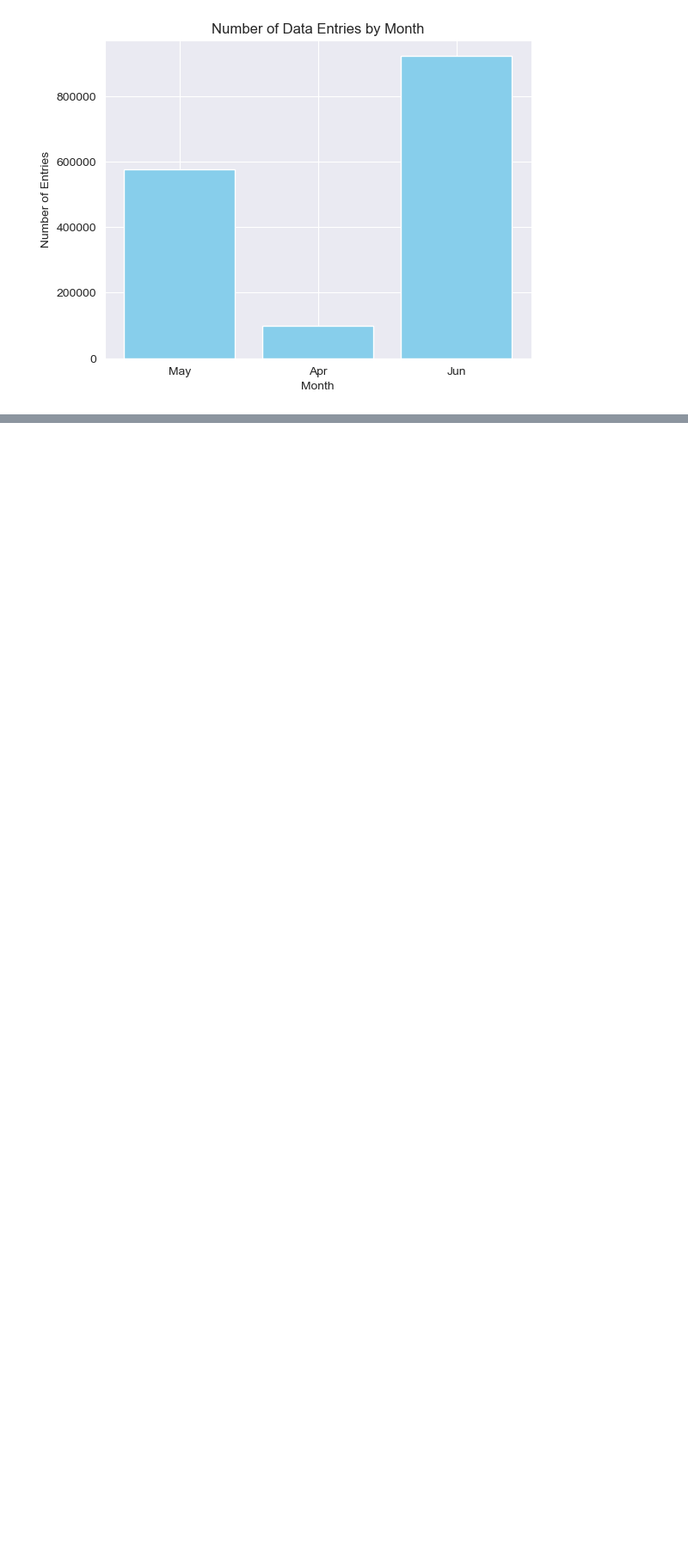
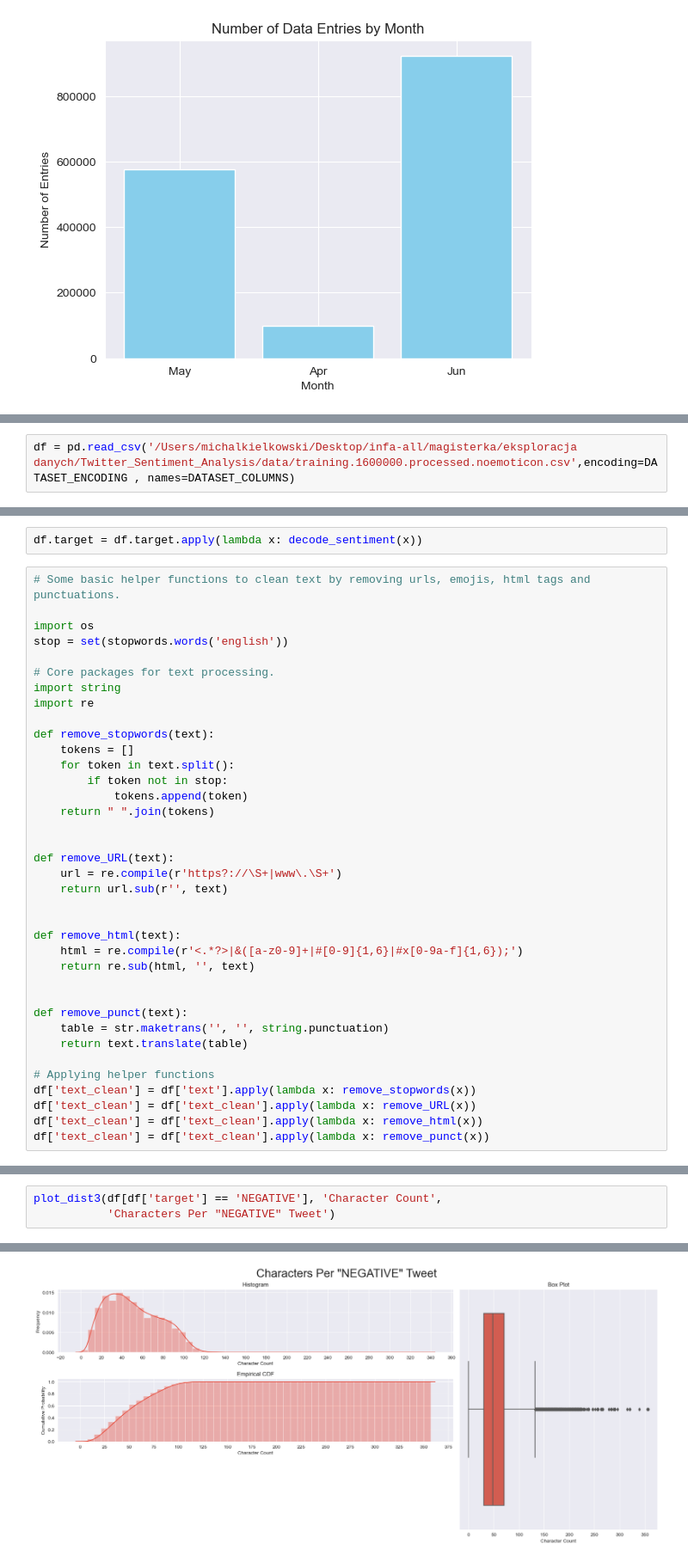
Before and after one commit to mkiel01/Twitter_Sentiment_Analysis, a Jupyter notebook: initial_vizualization.ipynb, the cells around one changed output, grey strips where cells are left out. Shown at 86% size. Cells and saved outputs as stored; diff of their text form; blank space fills up the shorter version.

```diff
--- a/initial_vizualization.ipynb
+++ b/initial_vizualization.ipynb
@@ -177,0 +231,2 @@ plt.show()
+# %%
+df = pd.read_csv('/Users/michalkielkowski/Desktop/infa-all/magisterka/eksploracja danych/Twitter_Sentiment_Analysis/data/training.1600000.processed.noemoticon.csv',encoding=DATASET_ENCODING , names=DATASET_COLUMNS)
@@ -177,0 +237,39 @@ plt.show()
+# %%
+df.target = df.target.apply(lambda x: decode_sentiment(x))
+# %%
+# Some basic helper functions to clean text by removing urls, emojis, html tags and punctuations.
+
+import os
+stop = set(stopwords.words('english'))
+
+# Core packages for text processing.
+import string
+import re
+
+def remove_stopwords(text):
+    tokens = []
+    for token in text.split():
+        if token not in stop:
+            tokens.append(token)
+    return " ".join(tokens)
+
+
+def remove_URL(text):
+    url = re.compile(r'https?://\S+|www\.\S+')
+    return url.sub(r'', text)
+
+
+def remove_html(text):
+    html = re.compile(r'<.*?>|&([a-z0-9]+|#[0-9]{1,6}|#x[0-9a-f]{1,6});')
+    return re.sub(html, '', text)
+
+
+def remove_punct(text):
+    table = str.maketrans('', '', string.punctuation)
+    return text.translate(table)
+
+# Applying helper functions
+df['text_clean'] = df['text'].apply(lambda x: remove_stopwords(x))
+df['text_clean'] = df['text_clean'].apply(lambda x: remove_URL(x))
+df['text_clean'] = df['text_clean'].apply(lambda x: remove_html(x))
+df['text_clean'] = df['text_clean'].apply(lambda x: remove_punct(x))
@@ -177,0 +327,4 @@ plt.show()
+# %%
+plot_dist3(df[df['target'] == 'NEGATIVE'], 'Character Count',
+           'Characters Per "NEGATIVE" Tweet')
+# %% [output]
@@ -177,0 +348 @@ plt.show()
+[figure, added]
```
Also changed, not shown: parts of 20 cells of this notebook, 1 other file.
